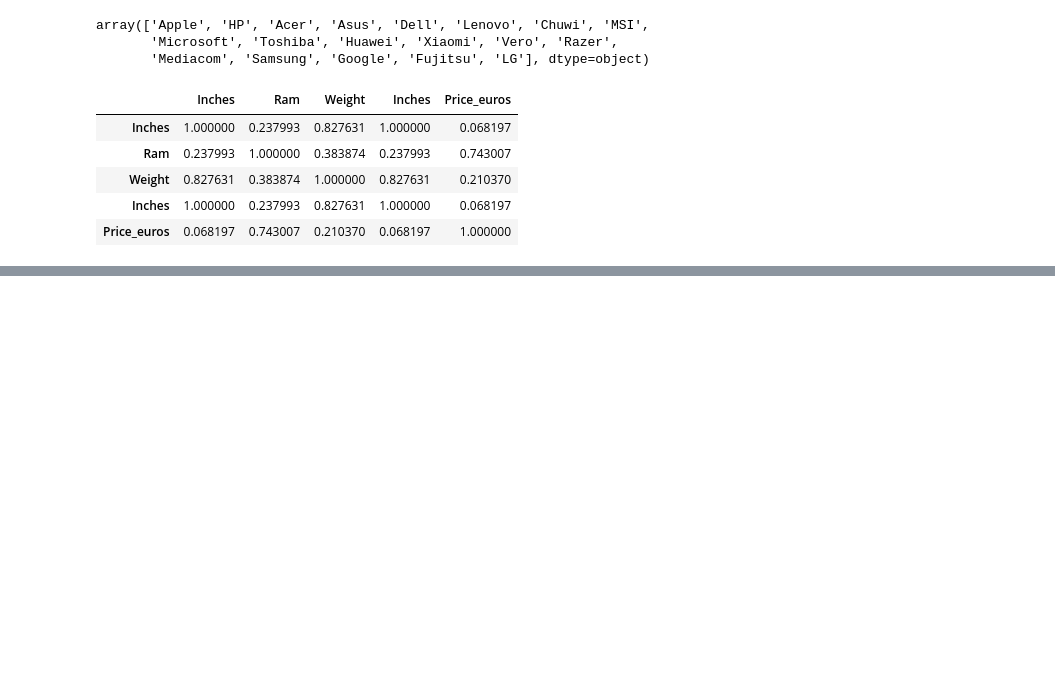
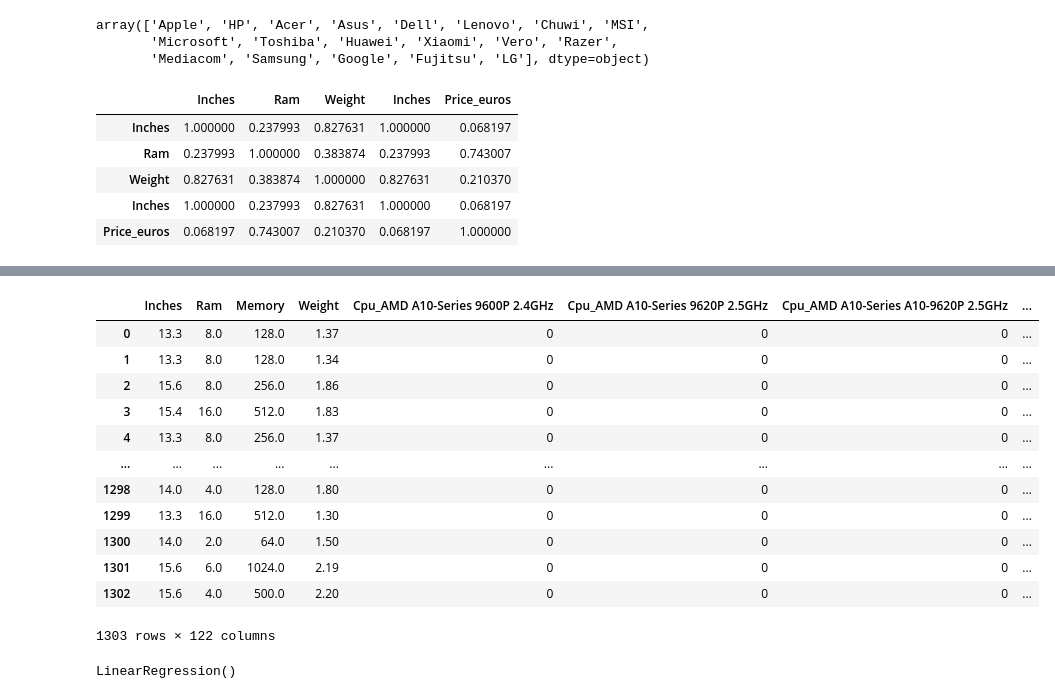
Before and after one commit to yugyeong1/streamlit_Laptop_Price, a Jupyter notebook: laptop_price.ipynb, the cells around one changed output, grey strips where cells are left out. Saved outputs shown, nothing was run; the diff lists cells and outputs as text; code cells hidden in the pictures; blank space fills up the shorter version.

```diff
--- a/laptop_price.ipynb
+++ b/laptop_price.ipynb
@@ -266,0 +261,4 @@ array(['8GB', '16GB', '4GB', '2GB', '12GB', '6GB', '32GB', '24GB', '64GB'],
+# %%
+laptop_ml = laptop[['Inches','Cpu','Ram','Memory','Weight','Price_euros']]
+# %%
+X = laptop_ml.iloc[:,:4+1]
@@ -266,0 +283,18 @@ array(['8GB', '16GB', '4GB', '2GB', '12GB', '6GB', '32GB', '24GB', '64GB'],
+# %%
+X = pd.get_dummies(X, columns = ['Cpu'])
+# %%
+X
+# %% [output]
+|  | Inches | Ram | Memory | Weight | Cpu_AMD A10-Series 9600P 2.4GHz | Cpu_AMD A10-Series 9620P 2.5GHz | Cpu_AMD A10-Series A10-9620P 2.5GHz | ... |
+| 0 | 13.3 | 8.0 | 128.0 | 1.37 | 0 | 0 | 0 | ... |
+| 1 | 13.3 | 8.0 | 128.0 | 1.34 | 0 | 0 | 0 | ... |
+| 2 | 15.6 | 8.0 | 256.0 | 1.86 | 0 | 0 | 0 | ... |
+| 3 | 15.4 | 16.0 | 512.0 | 1.83 | 0 | 0 | 0 | ... |
+| 4 | 13.3 | 8.0 | 256.0 | 1.37 | 0 | 0 | 0 | ... |
+| ... | ... | ... | ... | ... | ... | ... | ... | ... |
+| 1298 | 14.0 | 4.0 | 128.0 | 1.80 | 0 | 0 | 0 | ... |
+| 1299 | 13.3 | 16.0 | 512.0 | 1.30 | 0 | 0 | 0 | ... |
+| 1300 | 14.0 | 2.0 | 64.0 | 1.50 | 0 | 0 | 0 | ... |
+| 1301 | 15.6 | 6.0 | 1024.0 | 2.19 | 0 | 0 | 0 | ... |
+| 1302 | 15.6 | 4.0 | 500.0 | 2.20 | 0 | 0 | 0 | ... |
+1303 rows × 122 columns
@@ -266,0 +306,5 @@ array(['8GB', '16GB', '4GB', '2GB', '12GB', '6GB', '32GB', '24GB', '64GB'],
+# %%
+regressor = LinearRegression()
+regressor.fit(X_train, y_train)
+# %% [output]
+LinearRegression()
```
Also changed, not shown: parts of 19 cells of this notebook.
